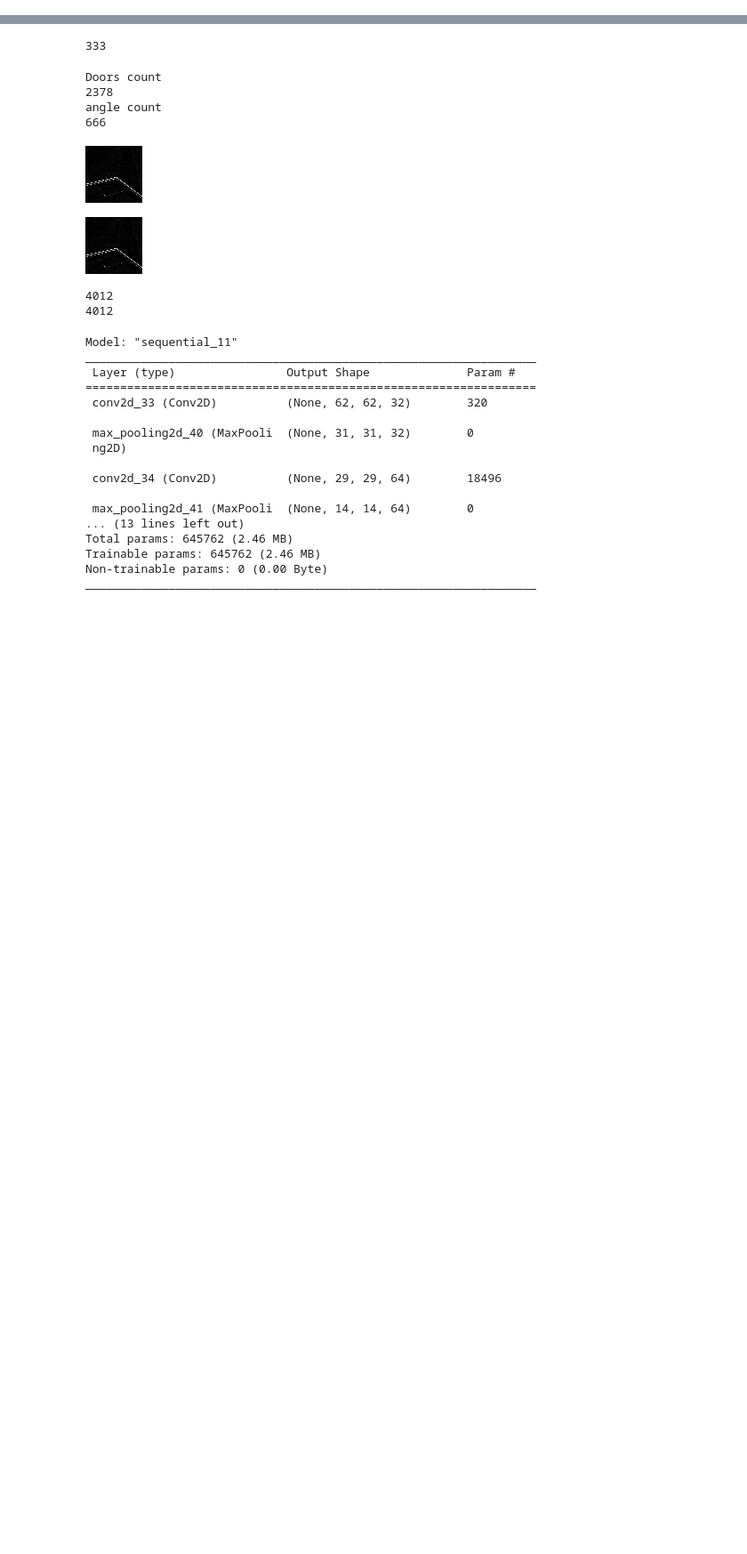
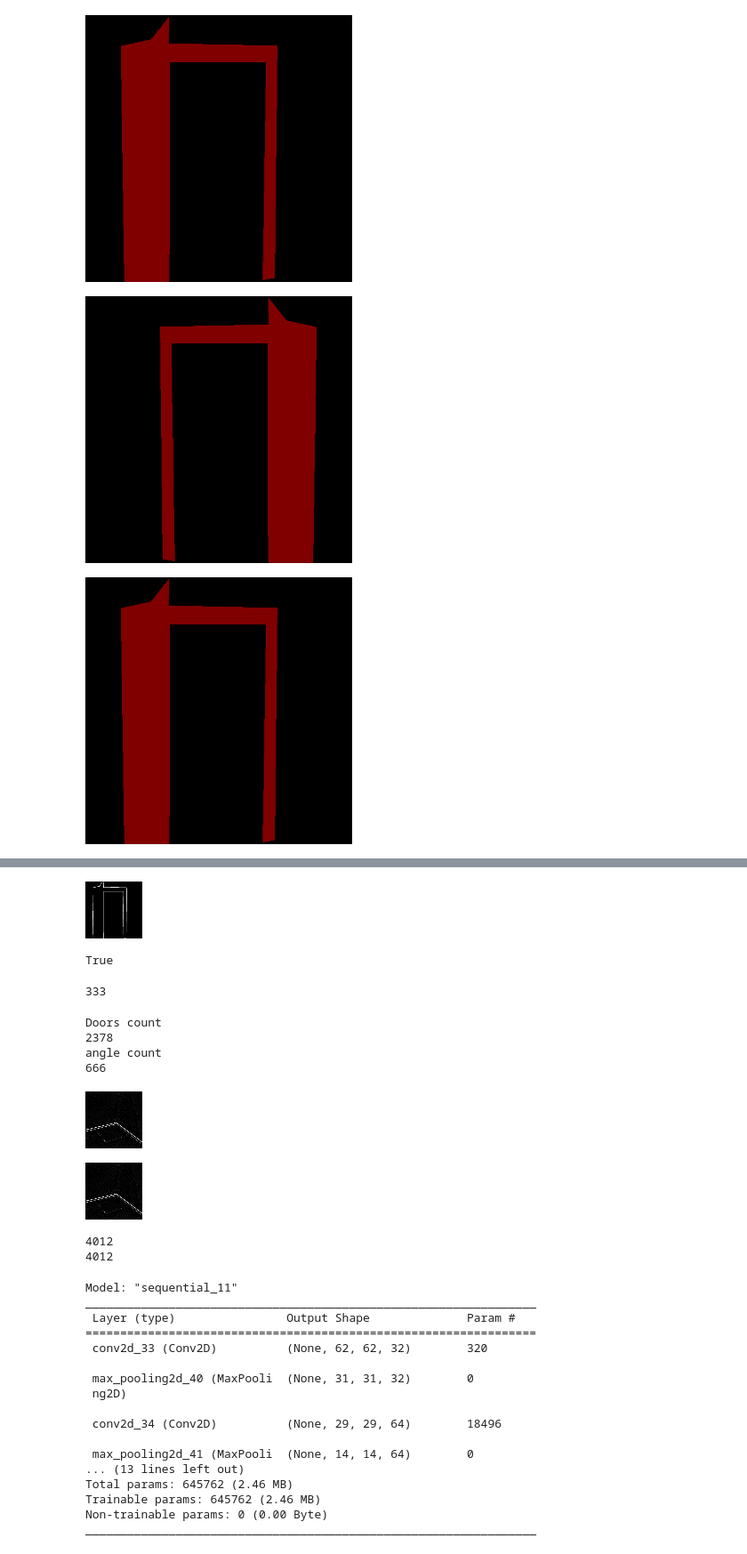
Before and after one commit to s4kh4rov/BMIL, a Jupyter notebook: magdiplom.ipynb, the cells around one changed output, grey strips where cells are left out. Shown at 89% size. Saved outputs shown, nothing was run; the diff lists cells and outputs as text; code cells hidden in the pictures; blank space fills up the shorter version.

```diff
--- a/magdiplom.ipynb
+++ b/magdiplom.ipynb
@@ -13,3 +58,33 @@ import imutils
 def resizeImage(width, height, image):
   down_points = (width, height)
   return cv2.resize(image, down_points, interpolation= cv2.INTER_LINEAR)
+# %%
+img_path = 'https://drive.google.com/drive/folders/1EX_p0ncVGXKN3piWRa7h463ii8IAfFMy'
+path = '/content/drive/MyDrive/diplom/test/'
+img = cv2.imread(img_path)
+img300 = resizeImage(300,300,img)
+cv2_imshow(img300)
+image = cv2.flip(img300,1)
+cv2_imshow(image)
+# imgEdge = cv2.edgePreservingFilter(img300, flags=1, sigma_s=10, sigma_r=0.9)
+imgEdge= img300
+imgGray = cv2.cvtColor(imgEdge, cv2.COLOR_BGR2GRAY)
+cv2_imshow(imgEdge)
+imgLap = cv2.Laplacian(imgGray, cv2.CV_64F, ksize=5)
+cv2_imshow(imgLap)
+# img64 = resizeImage(64,64,imgLap)
+# cv2_imshow(img64)
+# cv2_imshow(cv2.flip(img64,1))
+
+
+# img64 = resizeImage(64,64,imgLap)
+# cv2_imshow(img64)
+
+
+resized = imutils.resize(imgLap, width=64,height=64)
+cv2_imshow(resized)
+cv2.imwrite(os.path.join(path , 'doorFinal.png'), resized)
+# %% [output]
+[figure, added]
+[figure, added]
+[figure, added]
@@ -16,3 +92,5 @@ def resizeImage(width, height, image):
+[figure, added]
+True
 # %%
 all_img_paths = glob.glob("/content/drive/MyDrive/diplom/photos/angles/*")
 path = '/content/drive/MyDrive/diplom/readyImg/angle/'
```
Also changed, not shown: parts of 5 cells of this notebook.
